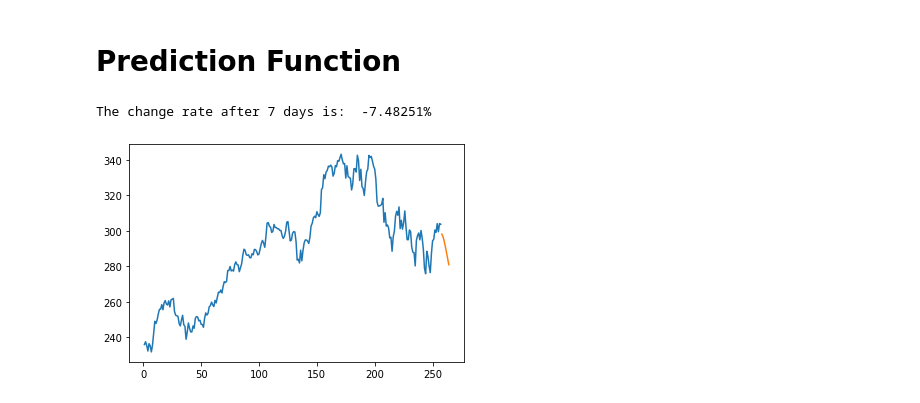
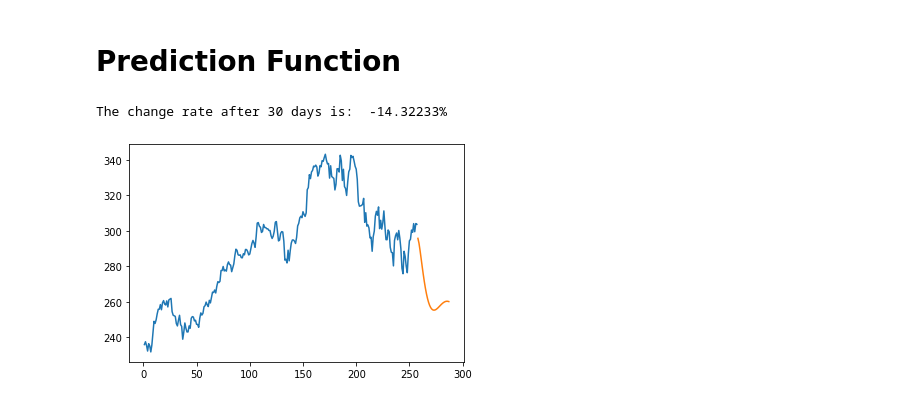
Before and after one commit to petertangzeren/CSIT998-StockMarketPrediction, a Jupyter notebook: Stock Price.ipynb, the cells around one changed output. Cells and saved outputs as stored; diff of their text form; code cells hidden in the pictures.

```diff
--- a/Stock Price.ipynb
+++ b/Stock Price.ipynb
@@ -174,8 +174,9 @@ plt.plot(predict_plot)
 # 三个parametres
 # model：模型本身
 # df_close：所有的close数据
+# scaler：把code中最新的scaler继承过来就行
 # days：需要预测的天数
-def stock_predict(model, df_close, days):
+def stock_predict(model, df_close, scaler, days):
     start = 0
     end = 0
     train_size = int(len(df_close)*0.7)
@@ -228,7 +229,7 @@ def stock_predict(model, df_close, days):
     print("The change rate after " +str(days)+ " days is: ", change_rate_str)
     return change_rate_str
 # %%
-change_r = stock_predict(model, df_close, 7)
+change_r = stock_predict(model, df_close, 30)
 # %% [output]
-The change rate after 7 days is:  -7.48251%
+The change rate after 30 days is:  -14.32233%
-[figure, old version]
+[figure, new version]
```
Also changed, not shown: parts of 1 cell of this notebook, 1 other file.
